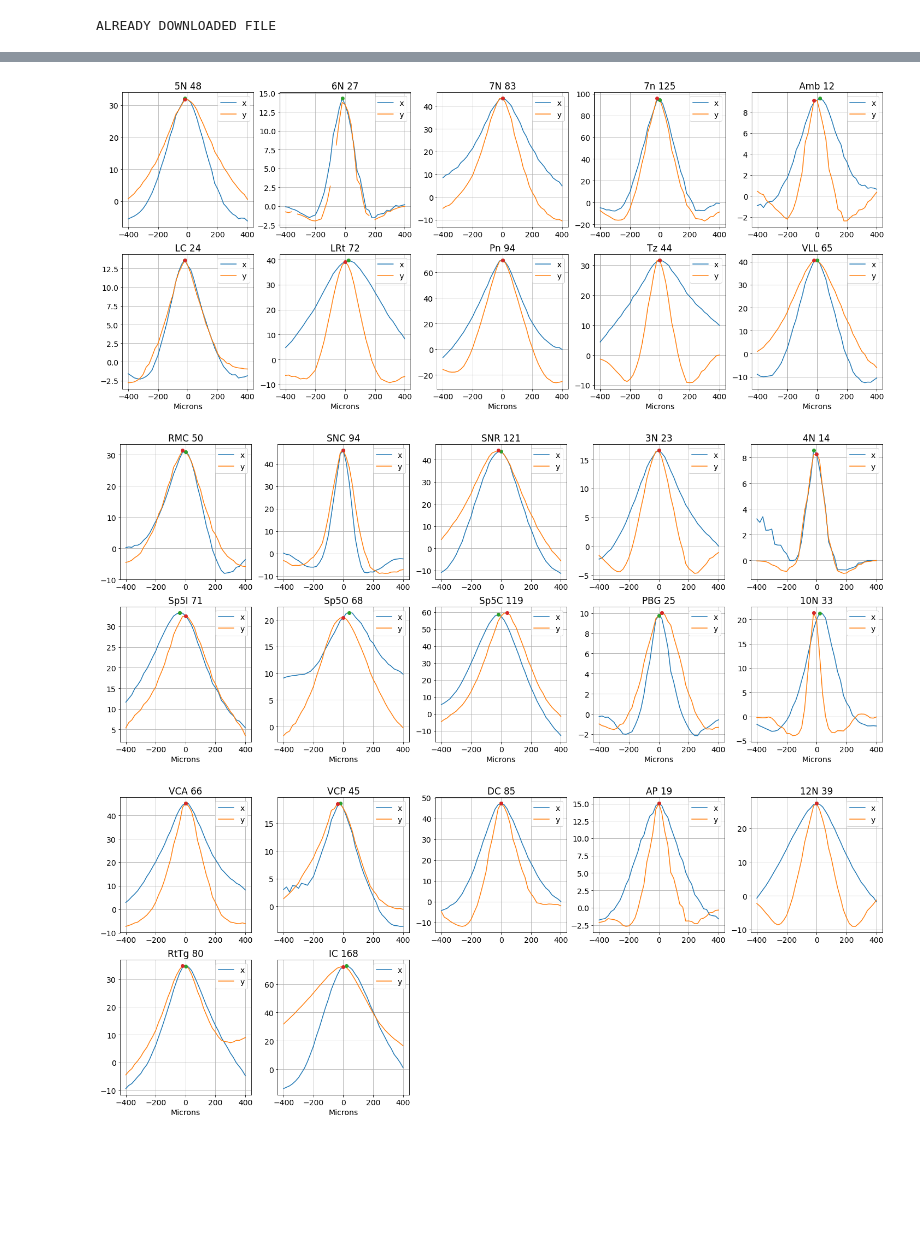
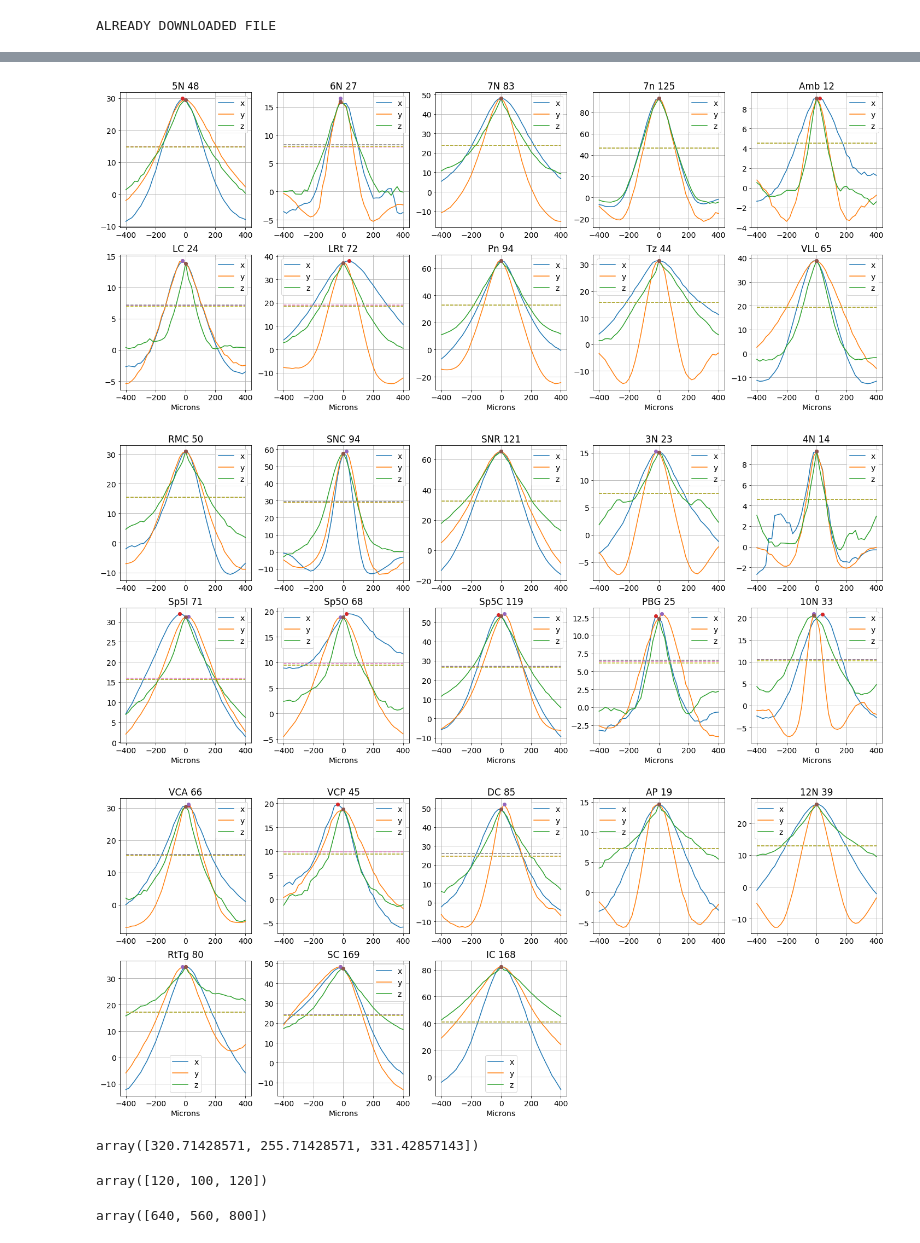
Before and after one commit to yoavfreund/shapeology_code, a Jupyter notebook: notebooks/CNN.ipynb, the cells around one changed output, grey strips where cells are left out. Saved outputs shown, nothing was run; the diff lists cells and outputs as text; code cells hidden in the pictures; blank space fills up the shorter version.

```diff
--- a/notebooks/CNN.ipynb
+++ b/notebooks/CNN.ipynb
@@ -315,41 +315,37 @@ ALREADY DOWNLOADED FILE
 %%time
 i = 0
 j = 0
+width_cnn = []
 figure(figsize=(25,10))
 rc('font', size=14)
 for structure in all_structures:
-    if structure=='SC':
-        continue
     seq = sort(contours_struc.get_group(structure)['section'].unique())
     x_shift = []
     y_shift = []
-#     z_shift = []
+    z_shift = []
     for state in ['positive','negative']:
         for section in seq:
             filename = savepath + str(section)+ '.pkl'
-            try:
-                scores = pickle.load(open(os.environ['ROOT_DIR']+filename,'rb'))
-            except:
-                continue
+            scores = pickle.load(open(os.environ['ROOT_DIR']+filename,'rb'))
             x_score= scores[structure][str(section)+'_'+state]['x']
             x_shift.append(x_score)
             y_score= scores[structure][str(section)+'_'+state]['y']
             y_shift.append(y_score)
-#             z_score= scores[structure][str(section)+'_'+state]['z']
-#             z_shift.append(z_score)
+            z_score= scores[structure][str(section)+'_'+state]['z']
+            z_shift.append(z_score)
     x_shift=np.array(x_shift)
+    np.nan_to_num(x_shift,False)
     y_shift=np.array(y_shift)
-#     z_shift=np.array(z_shift)
-#     num = len(seq)
-    num = len(x_shift)//2
-    if num==0:
-        continue
+    np.nan_to_num(y_shift,False)
+    z_shift=np.array(z_shift)
+    np.nan_to_num(z_shift,False)
+    num = len(seq)
     x_sum = x_shift[:num,:].sum(axis=0) - x_shift[num:,:].sum(axis=0)
-    x_final = x_sum#np.array([x[0] for x in x_sum])
+    x_final = x_sum #np.array([x[0] for x in x_sum])
     y_sum = y_shift[:num,:].sum(axis=0) - y_shift[num:,:].sum(axis=0)
-    y_final = y_sum#np.array([x[0] for x in y_sum])
-#     z_sum = z_shift[:num,:].sum(axis=0) - z_shift[num:,:].sum(axis=0)
-#     z_final = np.array([x[0] for x in z_sum])
+    y_final = y_sum #np.array([x[0] for x in y_sum])
+    z_sum = z_shift[:num,:].sum(axis=0) - z_shift[num:,:].sum(axis=0)
+    z_final = z_sum #np.array([x[0] for x in z_sum])
     i +=1
     if i==11:
         i=1
@@ -372,6 +368,9 @@ for structure in all_structures:
 #     else:
 #         annotate("{:d}, {:.1f}".format(x1, y1), (x1, y1), (x1+20, y1-20), **kw)
     half_way1 = x_final.max()/2
+    left = np.argmin(np.absolute(x_final[:np.argmax(x_final)]-half_way1))
+    right = np.argmin(np.absolute(x_final[np.argmax(x_final):]-half_way1))
+    x_width = coords[np.argmax(x_final)+right]-coords[left]
 #     if np.min(np.absolute(x_final[:np.argmax(x_final)]-half_way1))<5 \
 #     and np.min(np.absolute(x_final[np.argmax(x_final):]-half_way1))<5:
 #             x_half = 1
@@ -388,21 +387,28 @@ for structure in all_structures:
 #     else:
 #         annotate("{:d}, {:.1f}".format(x2, y2), (x2, y2), (x2+20, y2+5), **kw)
     half_way2 = y_final.max()/2
+    left = np.argmin(np.absolute(y_final[:np.argmax(y_final)]-half_way2))
+    right = np.argmin(np.absolute(y_final[np.argmax(y_final):]-half_way2))
+    y_width = coords[np.argmax(y_final)+right]-coords[left]
 
-#     plot(coords, z_final, label='z')
-#     x3, y3 = coords[np.argmax(z_final)], z_final.max()
+    plot(coords, z_final, label='z')
+    x3, y3 = coords[np.argmax(z_final)], z_final.max()
 #     if x3==x1:
 #         annotate("{:d}, {:.1f}".format(x3, y3), (x3, y3))
 #     else:
 #         annotate("{:d}, {:.1f}".format(x3, y3), (x3, y3), (x3-20, y3-5), **kw)
-#     half_way3 = z_final.max()/2
+    half_way3 = z_final.max()/2
+    left = np.argmin(np.absolute(z_final[:np.argmax(z_final)]-half_way3))
+    right = np.argmin(np.absolute(z_final[np.argmax(z_final):]-half_way3))
+    z_width = coords[np.argmax(z_final)+right]-coords[left]
+    width_cnn.append([x_width, y_width, z_width])
 
     plot(x1, y1, 'o')
     plot(x2, y2, 'o')
-#     plot(x3, y3, 'o')
-#     plot(coords, [half_way1]*41, '--')
-#     plot(coords, [half_way2]*41, '--')
-#     plot(coords, [half_way3]*41, '--')
+    plot(x3, y3, 'o')
+    plot(coords, [half_way1]*41, '--')
+    plot(coords, [half_way2]*41, '--')
+    plot(coords, [half_way3]*41, '--')
 
 #     if x_half==1:
 #         plot([coords[left], coords[right]], [x_final[left], x_final[right]], 'o')
@@ -418,3 +424,15 @@ Wall time: 2.51 s
-[figure, old version]
+[figure, new version]
-[figure, old version]
+[figure, new version]
-[figure, old version]
+[figure, new version]
+# %%
+np.array(width_cnn).mean(0)
+# %% [output]
+array([320.71428571, 255.71428571, 331.42857143])
+# %%
+np.array(width_cnn).min(0)
+# %% [output]
+array([120, 100, 120])
+# %%
+np.array(width_cnn).max(0)
+# %% [output]
+array([640, 560, 800])
```
Also changed, not shown: parts of 6 cells of this notebook, 34 other files.
